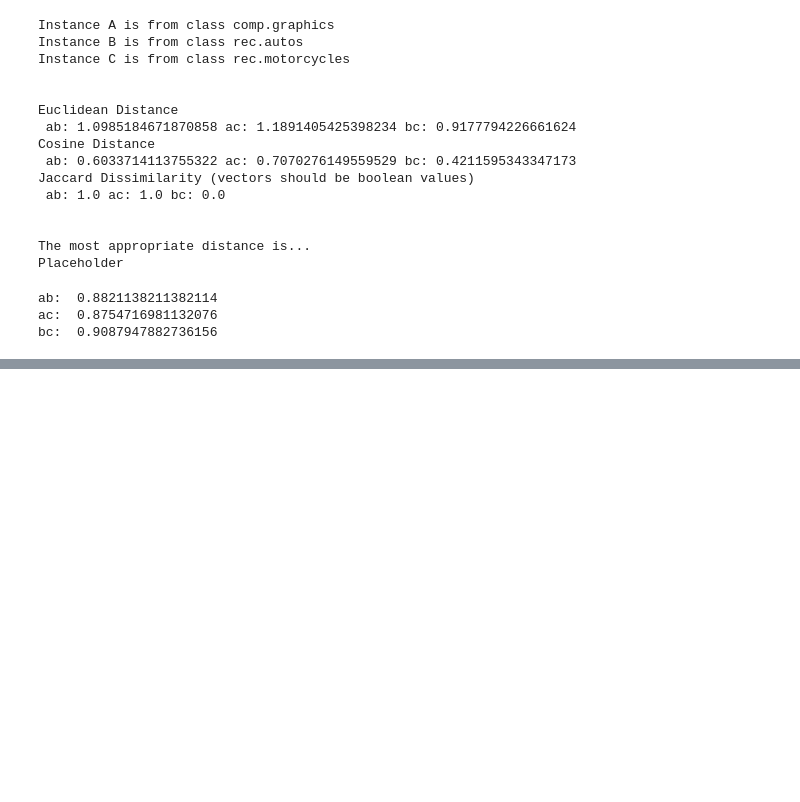
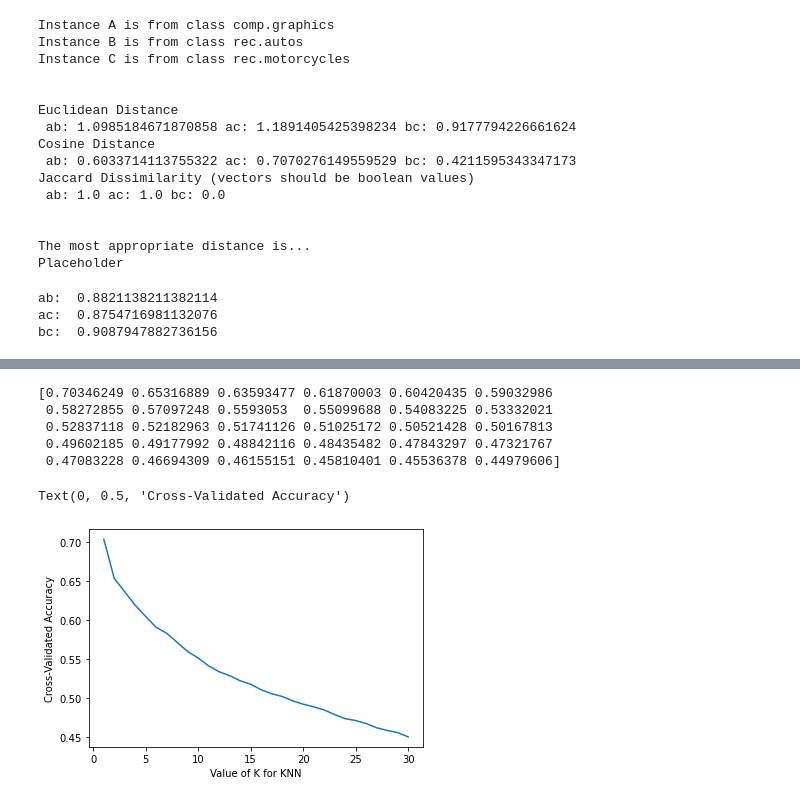
Before and after one commit to rickfontenot/airbnb, a Jupyter notebook: InClass/Working Files/ICA3_DataMining-Rick.ipynb, the cells around one changed output, grey strips where cells are left out. Drawn from its saved outputs; the diff is of its cells as text; code cells hidden in the pictures; blank space fills up the shorter version.

```diff
--- a/InClass/Working Files/ICA3_DataMining-Rick.ipynb
+++ b/InClass/Working Files/ICA3_DataMining-Rick.ipynb
@@ -154,0 +232,14 @@ bc:  0.9087947882736156
+# %%
+print(grid.cv_results_['mean_test_score'])
+
+plt.plot(k_range, grid.cv_results_['mean_test_score'])
+plt.xlabel('Value of K for KNN')
+plt.ylabel('Cross-Validated Accuracy')
+# %% [output]
+[0.70346249 0.65316889 0.63593477 0.61870003 0.60420435 0.59032986
+ 0.58272855 0.57097248 0.5593053  0.55099688 0.54083225 0.53332021
+ 0.52837118 0.52182963 0.51741126 0.51025172 0.50521428 0.50167813
+ 0.49602185 0.49177992 0.48842116 0.48435482 0.47843297 0.47321767
+ 0.47083228 0.46694309 0.46155151 0.45810401 0.45536378 0.44979606]
+Text(0, 0.5, 'Cross-Validated Accuracy')
+[figure, added]
```
Also changed, not shown: parts of 5 cells of this notebook.
